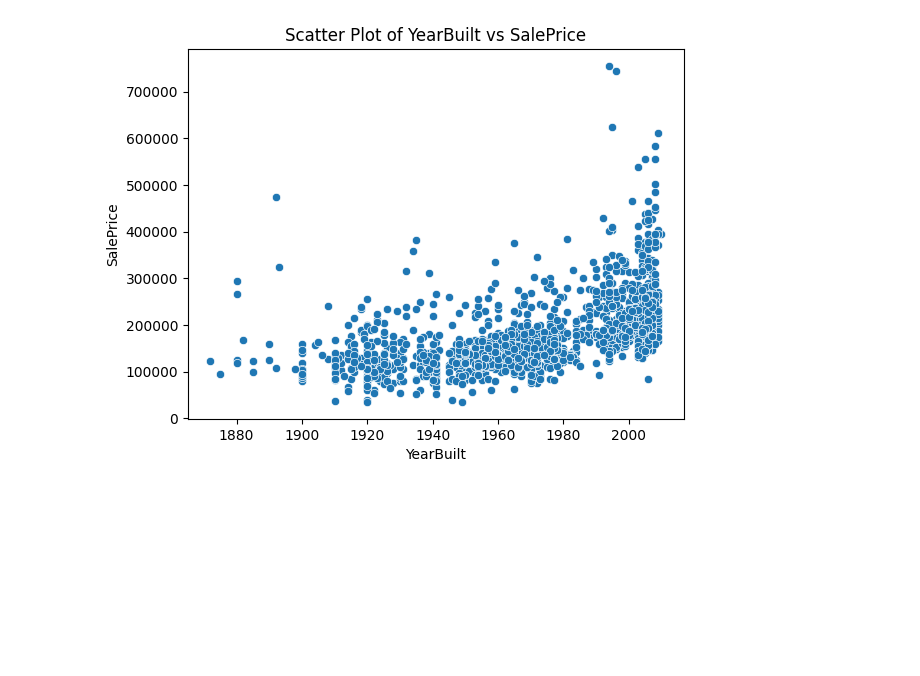
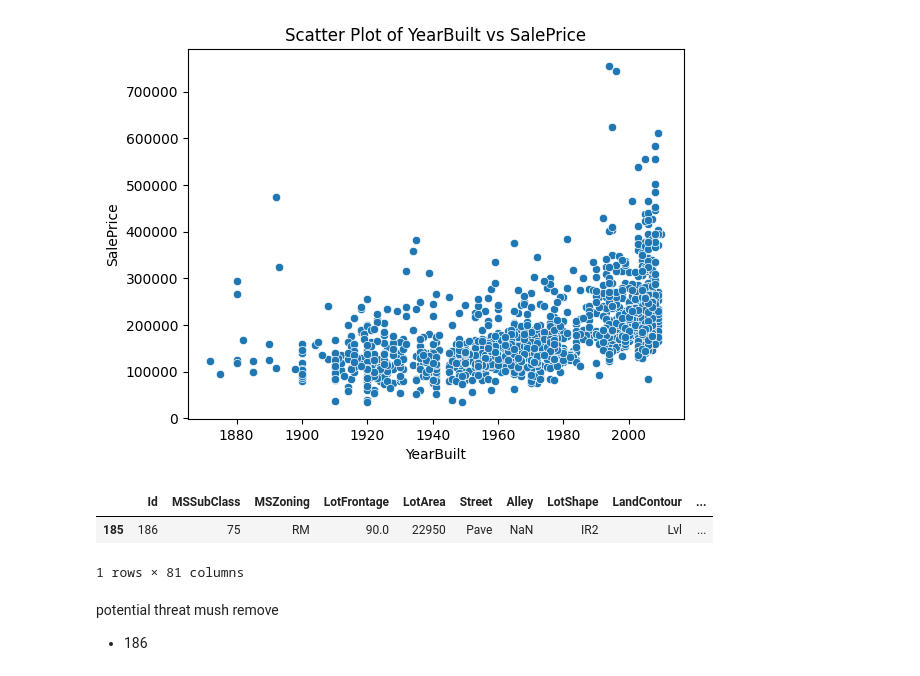
Before and after one commit to theakash07/Machine_learning, a Jupyter notebook: HousePricePrediction.ipynb, the cells around one changed output. Saved outputs shown, nothing was run; the diff lists cells and outputs as text; code cells hidden in the pictures; blank space fills up the shorter version.

```diff
--- a/HousePricePrediction.ipynb
+++ b/HousePricePrediction.ipynb
@@ -302,3 +302,14 @@ plt.title('Scatter Plot of YearBuilt vs SalePrice')  # Set the title of the plot
 plt.show()  # Display the plot
 # %% [output]
 [figure]
+# %%
+train.query('YearBuilt<1900 & SalePrice > 400000')
+# %% [output]
+|  | Id | MSSubClass | MSZoning | LotFrontage | LotArea | Street | Alley | LotShape | LandContour | ... |
+| 185 | 186 | 75 | RM | 90.0 | 22950 | Pave | NaN | IR2 | Lvl | ... |
+1 rows × 81 columns
+# %% [markdown]
+potential threat mush remove
+
+
+*   186
```
Also changed, not shown: parts of 1 cell of this notebook.
